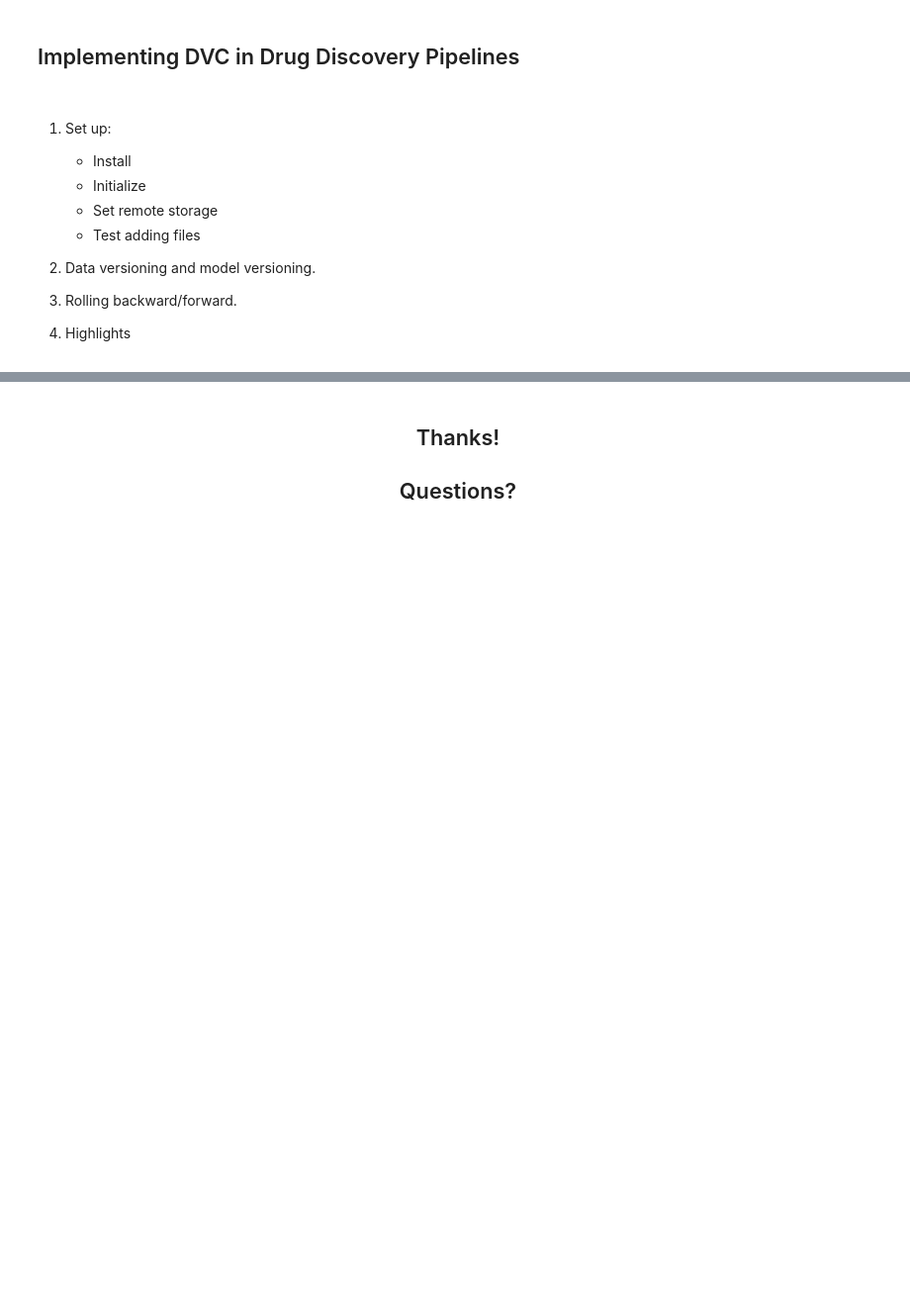
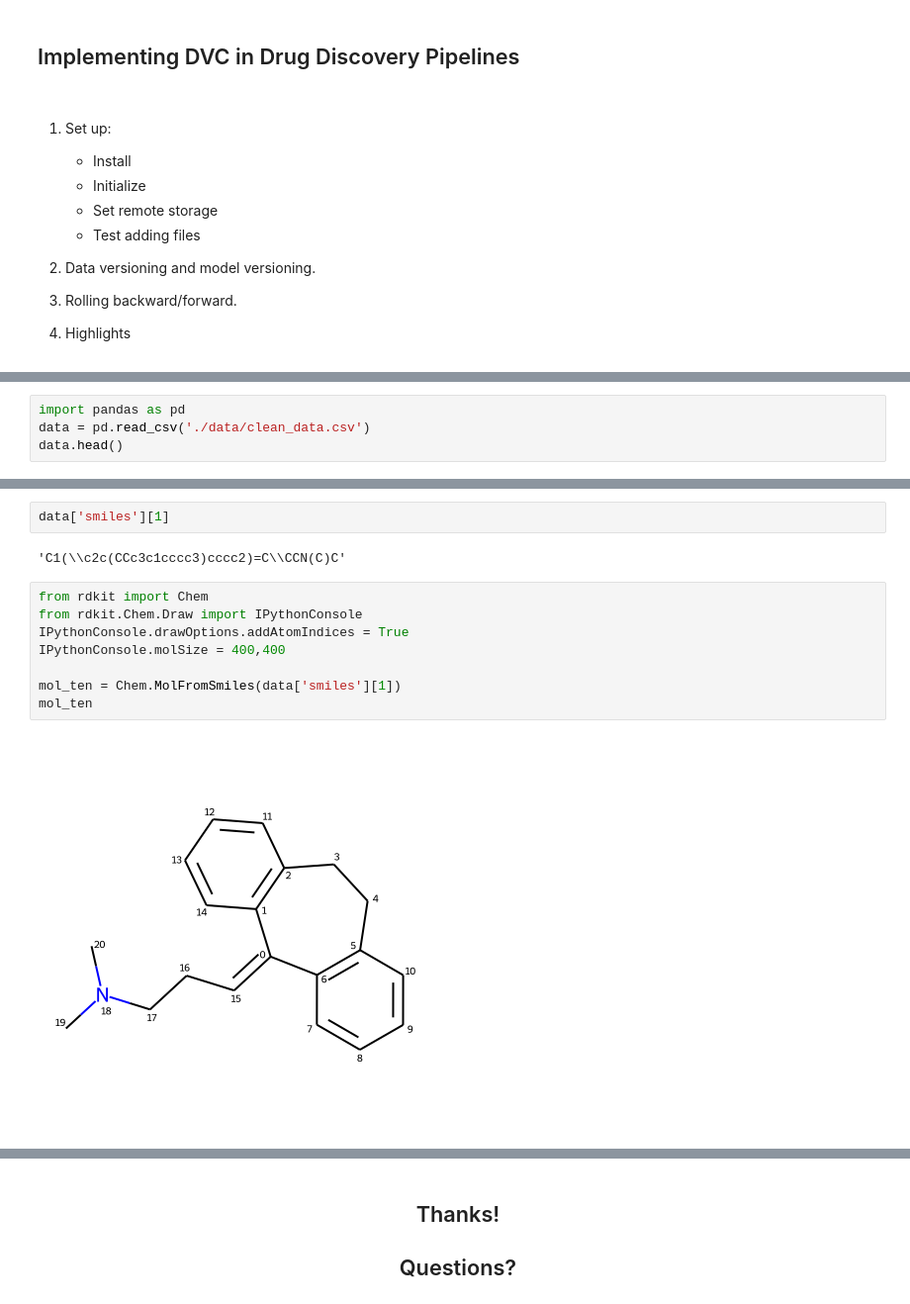
Before and after one commit to ojeda-e/dvc-dd-pipelines, a Jupyter notebook: DVC-DrugDiscovery.ipynb, the cells around one changed output, grey strips where cells are left out. Shown: that part at 99% size. Saved outputs shown, nothing was run; the diff lists cells and outputs as text; blank space fills up the shorter version.

```diff
--- a/notebooks/DVC-DrugDiscovery.ipynb
+++ b/DVC-DrugDiscovery.ipynb
@@ -492,0 +512,4 @@ git commit -m "Add sample data. Initial version."
+# %%
+import pandas as pd
+data = pd.read_csv('./data/clean_data.csv')
+data.head()
@@ -492,0 +523,14 @@ git commit -m "Add sample data. Initial version."
+# %%
+data['smiles'][1]
+# %% [output]
+'C1(\\c2c(CCc3c1cccc3)cccc2)=C\\CCN(C)C'
+# %%
+from rdkit import Chem
+from rdkit.Chem.Draw import IPythonConsole
+IPythonConsole.drawOptions.addAtomIndices = True
+IPythonConsole.molSize = 400,400
+
+mol_ten = Chem.MolFromSmiles(data['smiles'][1])
+mol_ten
+# %% [output]
+[figure, added]
```
Also changed, not shown: parts of 20 cells of this notebook, 21 other files.
